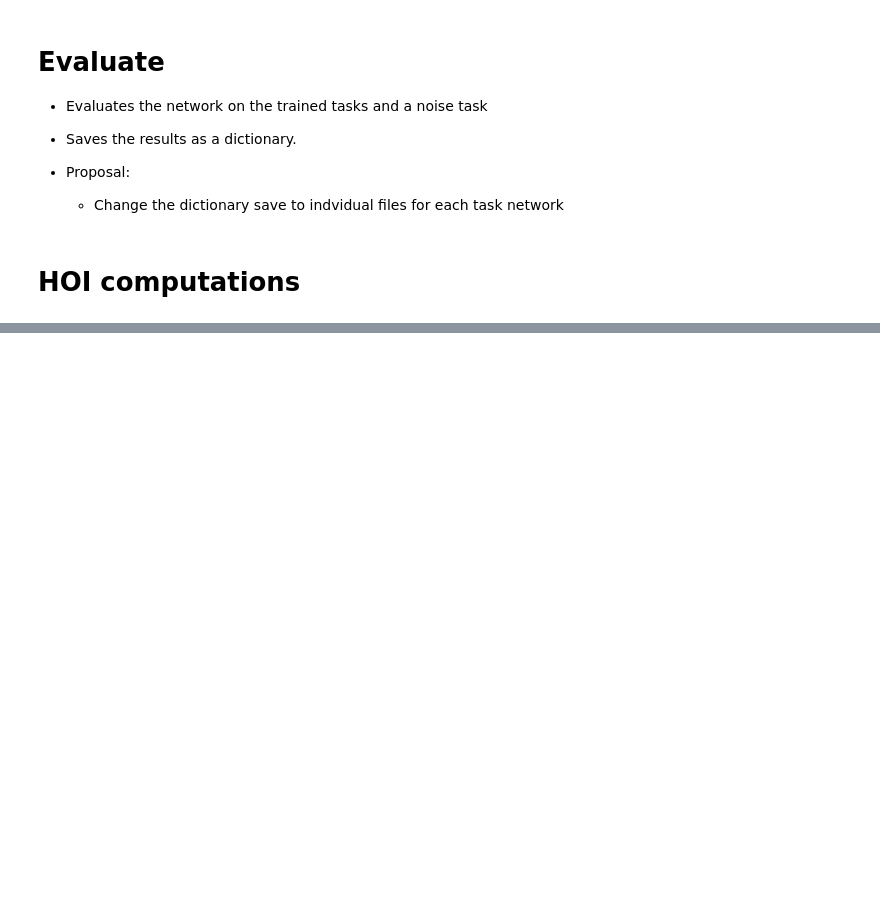
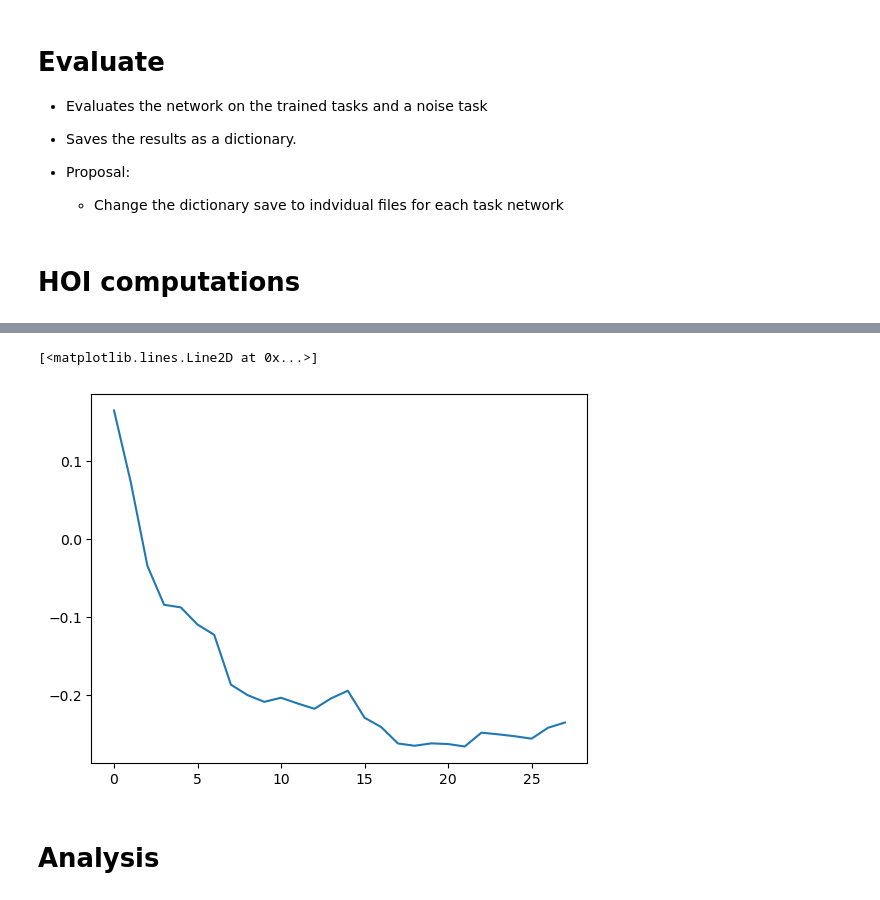
Before and after one commit to SalvadorCalanni/LACONEU25_group_project, a Jupyter notebook: Ori_repo_and_data/pipeline24.ipynb, the cells around one changed output, grey strips where cells are left out. Saved outputs shown, nothing was run; the diff lists cells and outputs as text; code cells hidden in the pictures; blank space fills up the shorter version.

```diff
--- a/Ori_repo_and_data/pipeline24.ipynb
+++ b/Ori_repo_and_data/pipeline24.ipynb
@@ -177,3 +177,11 @@ concatenated_meanhoi = pd.concat(all_meanhoi)
 #save the concat dataframe
 concatenated_meanhoi = concatenated_meanhoi.reset_index()
 concatenated_meanhoi.to_csv('concatenated_meanhoi_trimmed_24_3_6.csv')
+# %%
+#Variance
+from analysis.variance import compute_hist_varprop,compute_variance
+import os
+for modeldir in os.listdir(network_folder):
+    modelrules = modeldir.split('_')[1:3]
+    modelpath = os.path.abspath(network_folder+modeldir)
+    compute_variance(modelpath, rules=modelrules)
@@ -179,0 +287,32 @@ concatenated_meanhoi.to_csv('concatenated_meanhoi_trimmed_24_3_6.csv')
+# %%
+
+from sklearn import metrics
+from sklearn.cluster import AgglomerativeClustering, KMeans
+
+# Choose number of clusters that maximize silhouette score
+n_clusters = range(2, 30)
+scores = list()
+labels_list = list()
+for n_cluster in n_clusters:
+    # clustering = AgglomerativeClustering(n_cluster, affinity='cosine', linkage='average')
+    #clustering = KMeans(n_cluster, algorithm='full', n_init=20, random_state=0)
+    #clustering = AgglomerativeClustering(n_clusters=n_cluster, affinity='cosine', linkage='average')
+    clustering.fit(allvariances) # n_samples, n_features = n_units, n_rules/nepochs
+    # Alternative clustering method: Agglomerative Clustering
+    labels = clustering.labels_ # cluster labels
+    score = metrics.silhouette_score(allvariances, labels)
+    scores.append(score)
+    labels_list.append(labels)
+
+scores = np.array(scores)
+#penalize by number of clusters
+lam = 0.1
+pen_scores = scores - np.log(n_clusters)*lam
+# %%
+import matplotlib.pyplot as plt
+plt.plot(pen_scores)
+# %% [output]
+[<matplotlib.lines.Line2D at 0x...>]
+[figure, added]
+# %% [markdown]
+# Analysis
```
Also changed, not shown: parts of 16 cells of this notebook, 1 other file.
